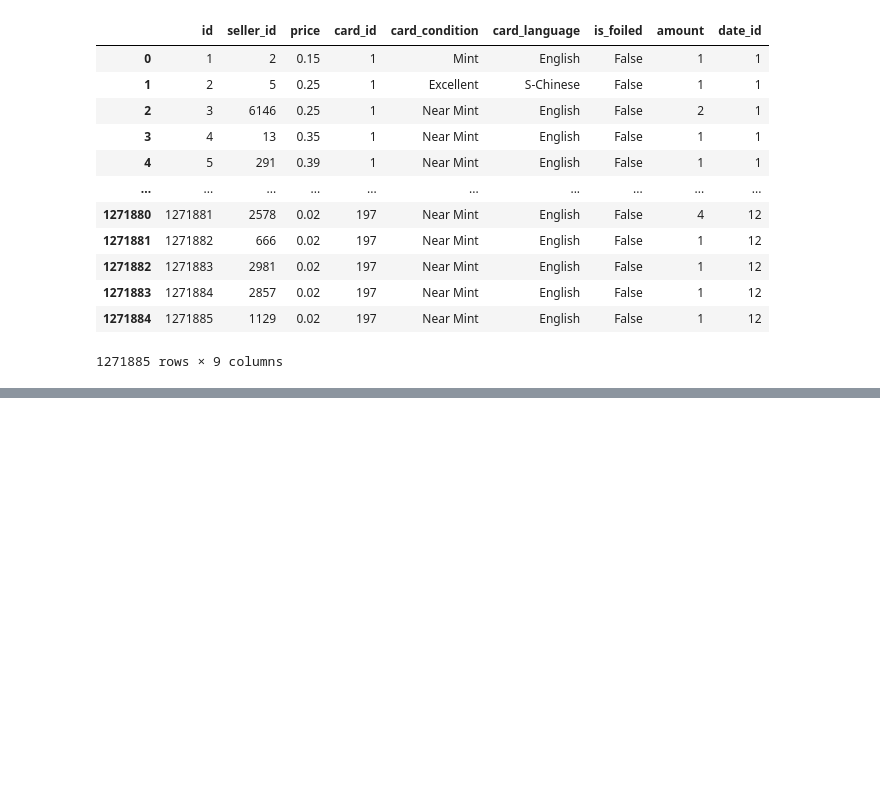
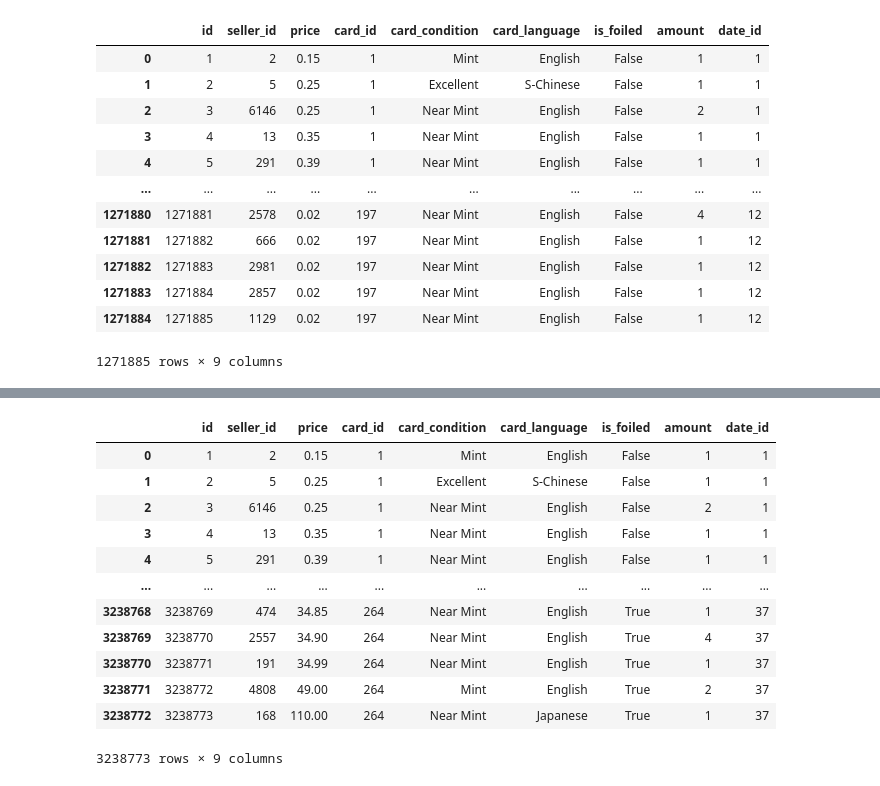
Before and after one commit to rol-x/warehousing, a Jupyter notebook: data_peek.ipynb, the cells around one changed output, grey strips where cells are left out. Cells and saved outputs as stored; diff of their text form; code cells hidden in the pictures; blank space fills up the shorter version.

```diff
--- a/data_peek.ipynb
+++ b/data_peek.ipynb
@@ -303,0 +323,16 @@ sale_offer
+# %%
+pd.read_csv("./.data/sale_offer.csv", compression='gzip', sep=';', encoding='utf-8')
+# %% [output]
+|  | id | seller_id | price | card_id | card_condition | card_language | is_foiled | amount | date_id |
+| 0 | 1 | 2 | 0.15 | 1 | Mint | English | False | 1 | 1 |
+| 1 | 2 | 5 | 0.25 | 1 | Excellent | S-Chinese | False | 1 | 1 |
+| 2 | 3 | 6146 | 0.25 | 1 | Near Mint | English | False | 2 | 1 |
+| 3 | 4 | 13 | 0.35 | 1 | Near Mint | English | False | 1 | 1 |
+| 4 | 5 | 291 | 0.39 | 1 | Near Mint | English | False | 1 | 1 |
+| ... | ... | ... | ... | ... | ... | ... | ... | ... | ... |
+| 3238768 | 3238769 | 474 | 34.85 | 264 | Near Mint | English | True | 1 | 37 |
+| 3238769 | 3238770 | 2557 | 34.90 | 264 | Near Mint | English | True | 4 | 37 |
+| 3238770 | 3238771 | 191 | 34.99 | 264 | Near Mint | English | True | 1 | 37 |
+| 3238771 | 3238772 | 4808 | 49.00 | 264 | Mint | English | True | 2 | 37 |
+| 3238772 | 3238773 | 168 | 110.00 | 264 | Near Mint | Japanese | True | 1 | 37 |
+3238773 rows × 9 columns
```
Also changed, not shown: parts of 8 cells of this notebook, 13 other files.
